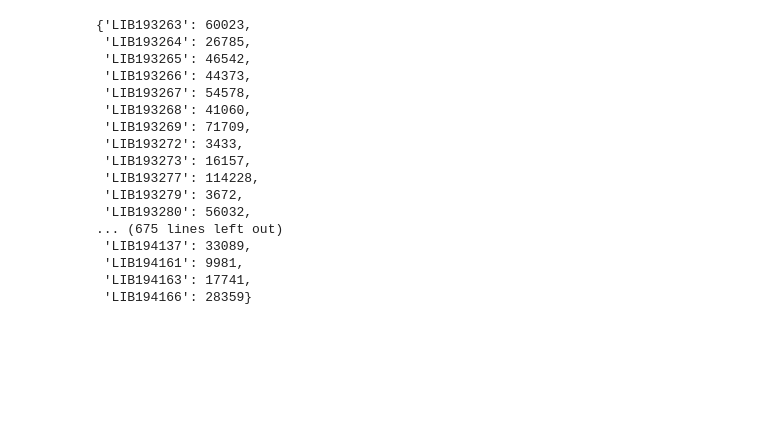
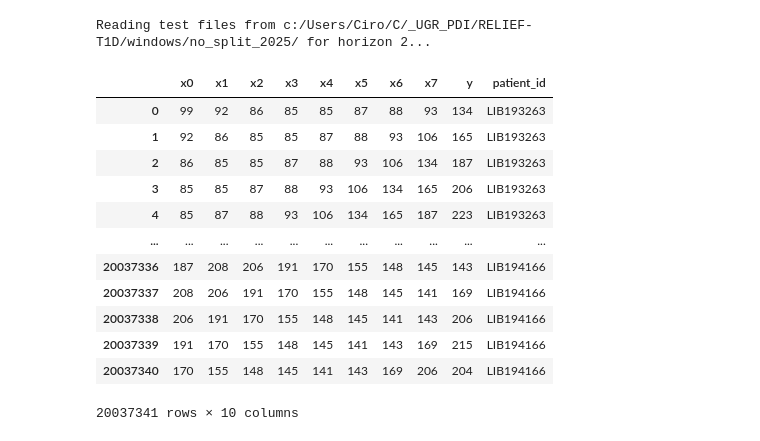
Before and after one commit to relief-t1d/relief-t1d-core, a Jupyter notebook: Cross_validation/Folds_creation.ipynb, the cells around one changed output. Saved outputs shown, nothing was run; the diff lists cells and outputs as text; code cells hidden in the pictures; blank space fills up the shorter version.

```diff
--- a/Cross_validation/Folds_creation.ipynb
+++ b/Cross_validation/Folds_creation.ipynb
@@ -30,25 +8 @@ len(data_dict)
-# %%
-patient_number_measurements_dict = {
-    key: np.sum(~np.isnan(array))
-    for key, array in data_dict.items()
-}
-patient_number_measurements_dict
-# %% [output]
-{'LIB193263': 60023,
- 'LIB193264': 26785,
- 'LIB193265': 46542,
- 'LIB193266': 44373,
- 'LIB193267': 54578,
- 'LIB193268': 41060,
- 'LIB193269': 71709,
- 'LIB193272': 3433,
- 'LIB193273': 16157,
- 'LIB193277': 114228,
- 'LIB193279': 3672,
- 'LIB193280': 56032,
-... (675 lines left out)
- 'LIB194137': 33089,
- 'LIB194161': 9981,
- 'LIB194163': 17741,
- 'LIB194166': 28359}
 # %%
@@ -220,3 +167,27 @@ def validate_folds(
         print(f"✓ R4 passed – test loads within ±{tolerance_pct}% of the mean.")
 
     print("\nAll mandatory validation checks completed successfully.\n")
+# %%
+windows_path = 'c:/Users/Ciro/C/_UGR_PDI/RELIEF-T1D/windows/no_split_2025/'
+horizon = 2
+
+print(f"Reading test files from {windows_path} for horizon {horizon}...")
+df_windows = pd.read_parquet(f"{windows_path}windows_horizon_{horizon}.parquet")
+unique_patient_ids = df_windows['patient_id'].unique()
+num_patients = len(unique_patient_ids)
+df_windows
+# %% [output]
+Reading test files from c:/Users/Ciro/C/_UGR_PDI/RELIEF-T1D/windows/no_split_2025/ for horizon 2...
+|  | x0 | x1 | x2 | x3 | x4 | x5 | x6 | x7 | y | patient_id |
+| 0 | 99 | 92 | 86 | 85 | 85 | 87 | 88 | 93 | 134 | LIB193263 |
+| 1 | 92 | 86 | 85 | 85 | 87 | 88 | 93 | 106 | 165 | LIB193263 |
+| 2 | 86 | 85 | 85 | 87 | 88 | 93 | 106 | 134 | 187 | LIB193263 |
+| 3 | 85 | 85 | 87 | 88 | 93 | 106 | 134 | 165 | 206 | LIB193263 |
+| 4 | 85 | 87 | 88 | 93 | 106 | 134 | 165 | 187 | 223 | LIB193263 |
+| ... | ... | ... | ... | ... | ... | ... | ... | ... | ... | ... |
+| 20037336 | 187 | 208 | 206 | 191 | 170 | 155 | 148 | 145 | 143 | LIB194166 |
+| 20037337 | 208 | 206 | 191 | 170 | 155 | 148 | 145 | 141 | 169 | LIB194166 |
+| 20037338 | 206 | 191 | 170 | 155 | 148 | 145 | 141 | 143 | 206 | LIB194166 |
+| 20037339 | 191 | 170 | 155 | 148 | 145 | 141 | 143 | 169 | 215 | LIB194166 |
+| 20037340 | 170 | 155 | 148 | 145 | 141 | 143 | 169 | 206 | 204 | LIB194166 |
+20037341 rows × 10 columns
```
Also changed, not shown: parts of 18 cells of this notebook, 1 other file.
